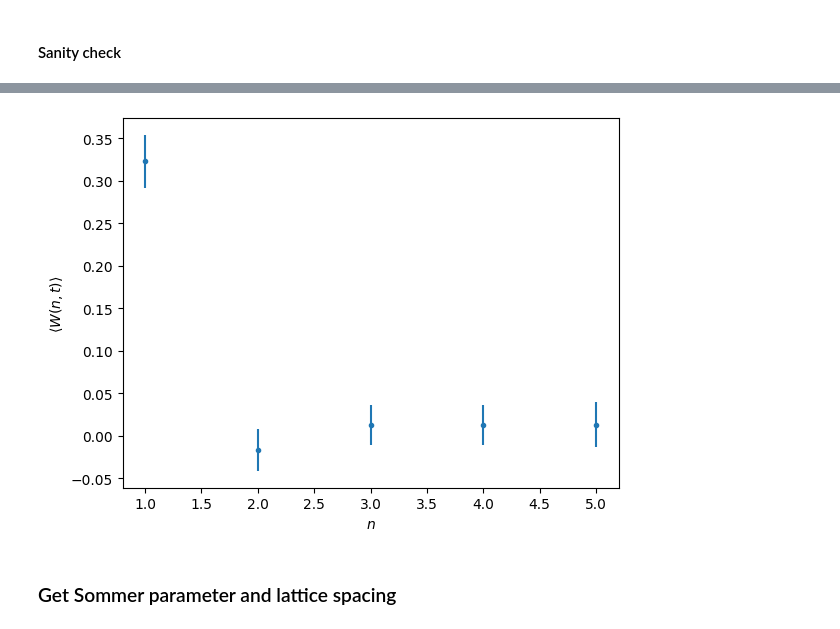
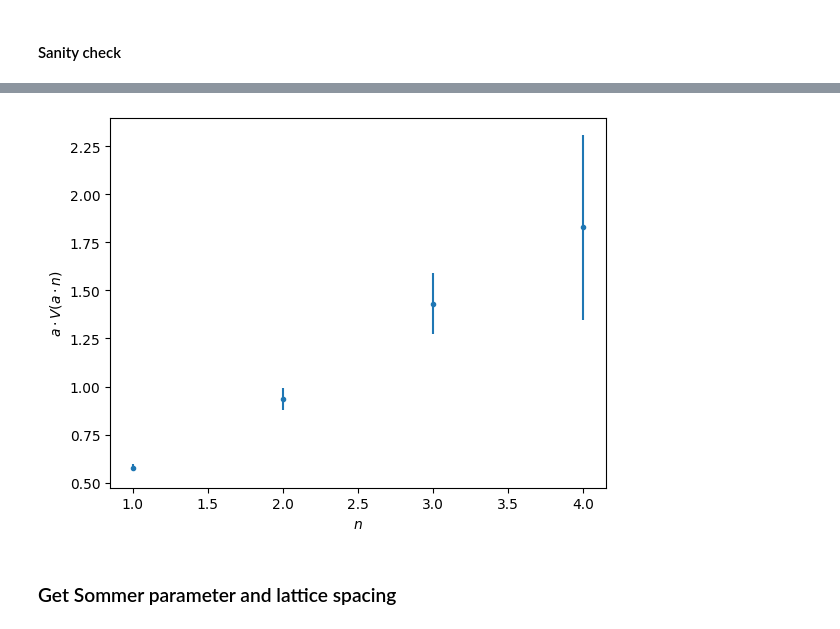
Before and after one commit to bordste1nkante/QuarkNichtDasEssen, a Jupyter notebook: Analysis/WilsonAndPolyakovrichtig.ipynb, the cells around one changed output, grey strips where cells are left out. Cells and saved outputs as stored; diff of their text form; code cells hidden in the pictures.

```diff
--- a/Analysis/WilsonAndPolyakovrichtig.ipynb
+++ b/Analysis/WilsonAndPolyakovrichtig.ipynb
@@ -104,6 +103,9 @@ def wilson_loop_exp(t, C, aV):
 
     return C * np.exp(-t * aV)
 
+def wilson_loop_log(t, C, aV):
+
+     return np.log(C) -t * aV
 
 def wilson_extract_V(n, Aa, B, sigmaa2):
 
@@ -121,11 +123,20 @@ def fit_potential_from_W(W_data, W_err, t_values):
     C_values = []
     C_errors = []
 
+    print(N_r)
+
     for i in range(N_r):
+
 
             W = W_data[i, :]
             err = W_err[i, :]
-            p0 = [W[0], 0.5]
+            p0 = [1.0, 0.5]
+
+            #mask = (i>5)
+
+            #W = W[mask]
+            #err = err[mask]
+            #t_values = t_values[mask]
 
             popt, pcov = curve_fit(
                 wilson_loop_exp,
@@ -202,9 +280,16 @@ def plot_wilson_vs_n(t_index, W_data, W_err, n_values):
     plt.xlabel(r"$n$")
     plt.ylabel(r"$\langle W(n,t) \rangle$")
     plt.show()
+# %%
+plt.errorbar(n_values, aV, aV_err, fmt = '.')
+
+plt.xlabel(r"$n$")
+plt.ylabel(r"$a\cdot V(a\cdot n)$")
+plt.show()
+# %% [output]
+[figure, added]
 # %%
-plot_wilson_vs_n(t_index=3, W_data=W_data, W_err=W_err, n_values=n_values)
+#plot_wilson_vs_n(t_index=3
+ #                , W_data=(W_data), W_err=W_err, n_values=n_values)
-# %% [output]
-[figure, removed]
 # %% [markdown]
 ### Get Sommer parameter and lattice spacing
```
Also changed, not shown: parts of 12 cells of this notebook, 59 other files.
